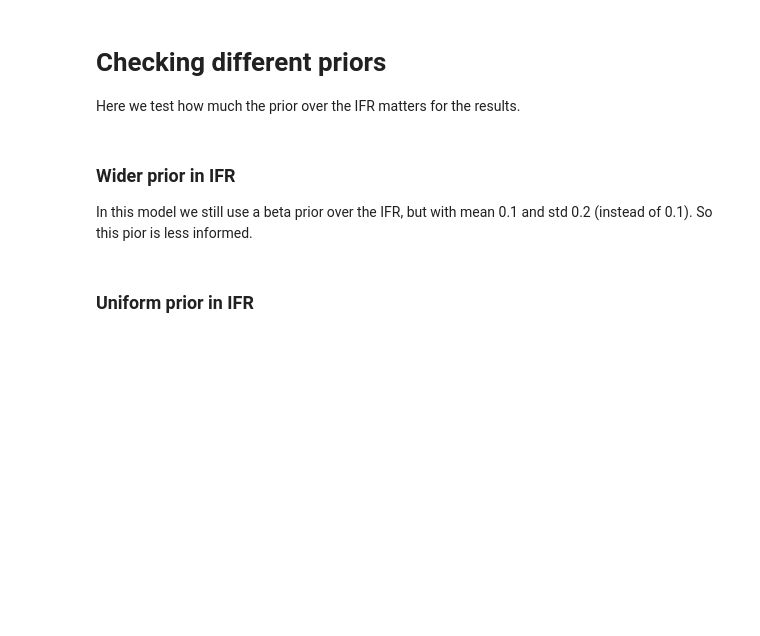
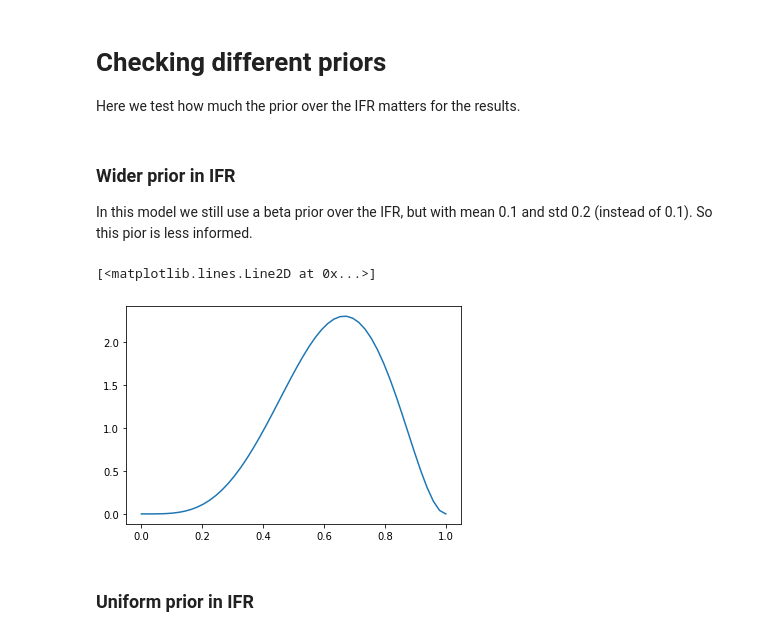
Before and after one commit to matthias-k/analysis-heinsberg-study, a Jupyter notebook: Heinsberg-Study-Model1-Germany-as-NegBinomial.ipynb, the cells around one changed output. Saved outputs shown, nothing was run; the diff lists cells and outputs as text; code cells hidden in the pictures; blank space fills up the shorter version.

```diff
--- a/Heinsberg-Study-Model1-Germany-as-NegBinomial.ipynb
+++ b/Heinsberg-Study-Model1-Germany-as-NegBinomial.ipynb
@@ -313,6 +313,14 @@ Here we test how much the prior over the IFR matters for the results.
 ### Wider prior in IFR
 
 In this model we still use a beta prior over the IFR, but with mean 0.1 and std 0.2 (instead of 0.1). So this pior is less informed.
+# %%
+xs = np.linspace(0, 1)
+ys = dist.beta(a=5, b=3).pdf(xs)
+
+plt.plot(xs, ys)
+# %% [output]
+[<matplotlib.lines.Line2D at 0x...>]
+[figure, added]
 # %%
 with pm.Model() as model_1:
     # the infection rate is given as 0.1553 [0.1231, 0.1896].
```
Also changed, not shown: parts of 3 cells of this notebook.
